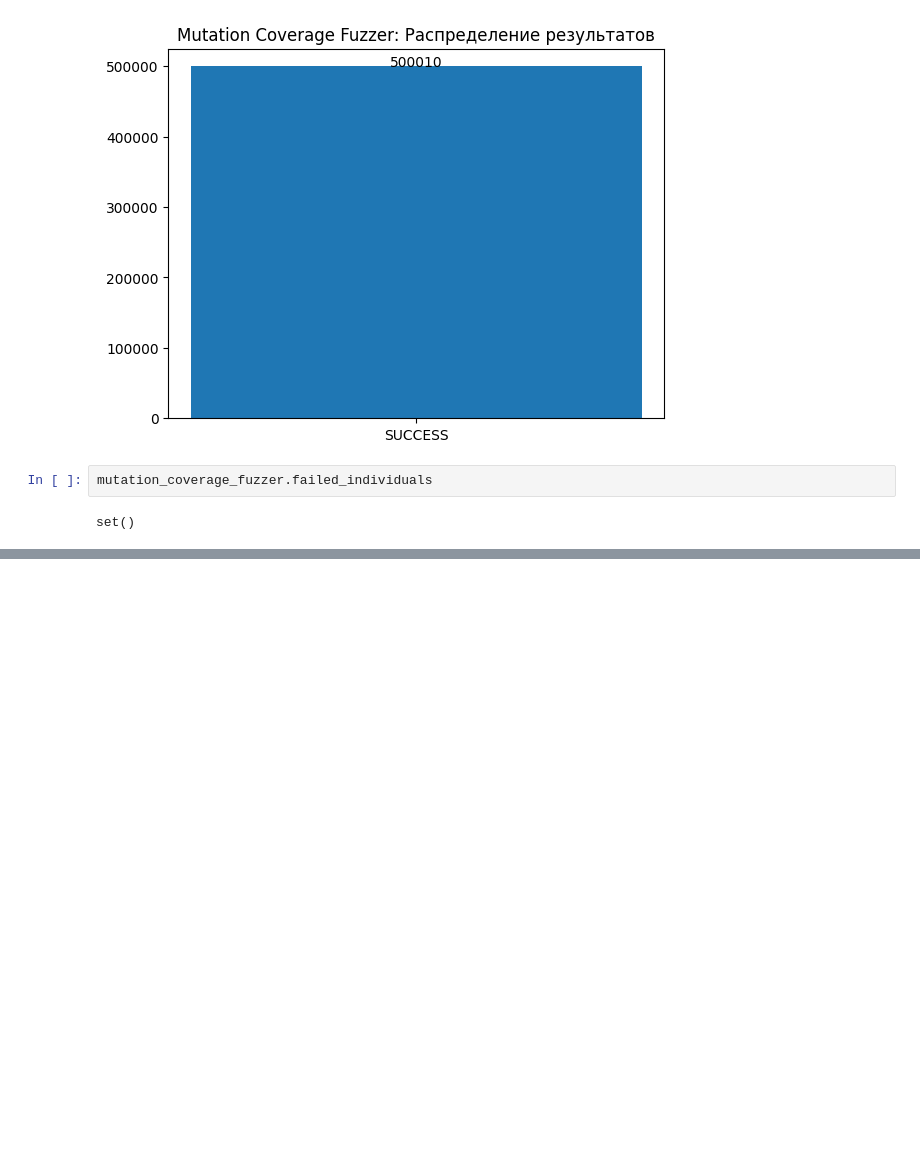
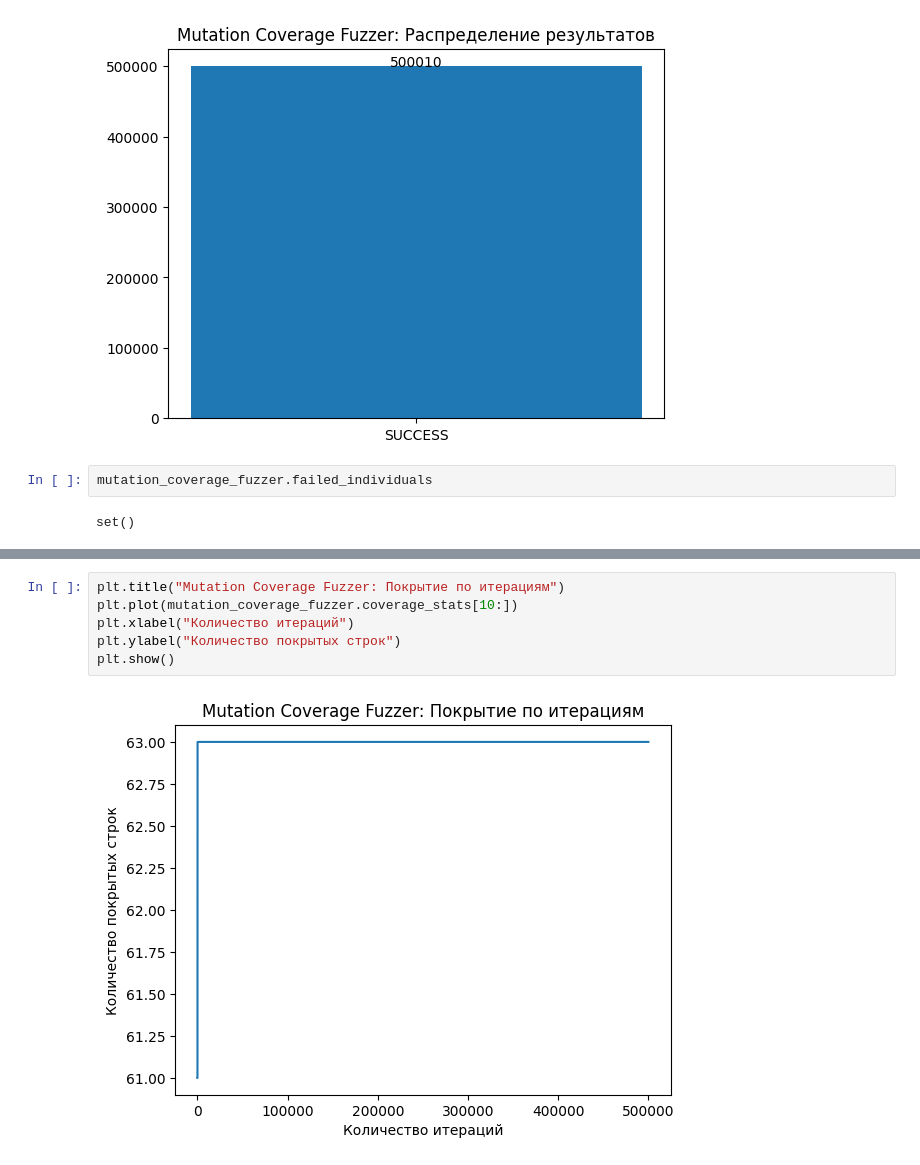
Before and after one commit to endygamedev/json-mutational-fuzzer, a Jupyter notebook: json-mutational-fuzzer.ipynb, the cells around one changed output, grey strips where cells are left out. Saved outputs shown, nothing was run; the diff lists cells and outputs as text; blank space fills up the shorter version.

```diff
--- a/json-mutational-fuzzer.ipynb
+++ b/json-mutational-fuzzer.ipynb
@@ -654,0 +700,8 @@ mutation_coverage_fuzzer.population
+# %%
+plt.title("Mutation Coverage Fuzzer: Покрытие по итерациям")
+plt.plot(mutation_coverage_fuzzer.coverage_stats[10:])
+plt.xlabel("Количество итераций")
+plt.ylabel("Количество покрытых строк")
+plt.show()
+# %% [output]
+[figure, added]
```
Also changed, not shown: parts of 23 cells of this notebook, 1 other file.
